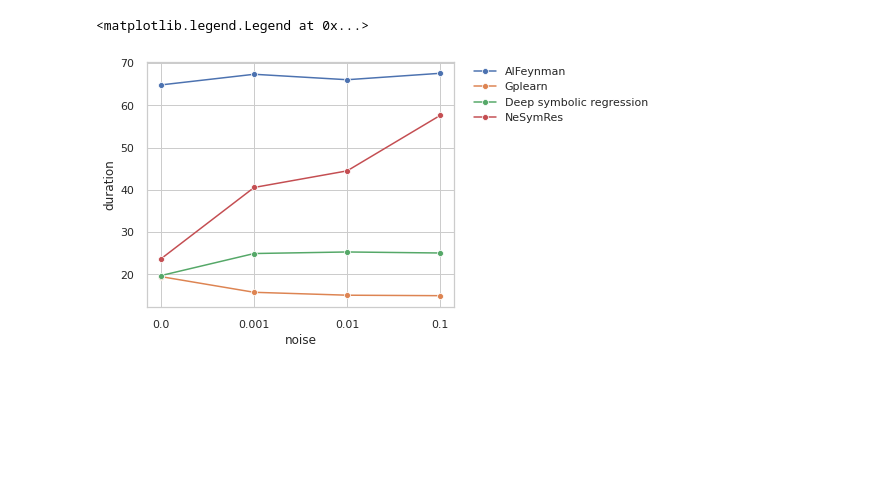
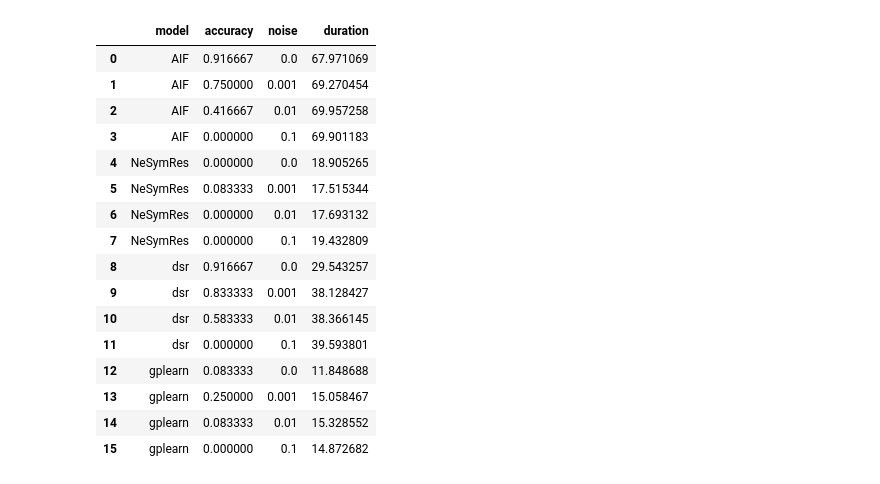
Before and after one commit to SiddeshSambasivam/A-Comparative-Study-on-SciML-for-KD, a Jupyter notebook: notebooks/Benchmark - Analysis.ipynb, the cells around one changed output. Saved outputs shown, nothing was run; the diff lists cells and outputs as text; code cells hidden in the pictures; blank space fills up the shorter version.

```diff
--- a/notebooks/Benchmark - Analysis.ipynb
+++ b/notebooks/Benchmark - Analysis.ipynb
@@ -35,0 +12,20 @@ raw_data = {
+# %%
+
+logs_path = "../logs"
+
+exp_data = defaultdict(dict)
+
+for dataset in os.listdir(logs_path):
+
+    model_results = defaultdict(dict)
+    dataset_path = os.path.join(logs_path, dataset)
+
+    for file in os.listdir(dataset_path):
+        header = file.split("_")
+        model = header[0]
+        noise = header[1].split("-")[1]
+
+        model_results[model][noise] = get_data(os.path.join(dataset_path, file))
+
+    print(model_results.keys())
+    exp_data[dataset] = dict(model_results)
@@ -132,14 +67,21 @@ for ax, title in zip(grid.axes.flat, ["AIFeynman", "Gplearn", "Deep symbolic reg
-# %%
-rcParams['figure.figsize'] = 5.5,4.5
-
-fig = sns.lineplot(
-    hue="model", x="noise", y="duration",
-    marker="o",
-    markers=True, dashes=False,
-    data=df, legend=False)
-
-plt.legend(["AIFeynman", "Gplearn", "Deep symbolic regression", "NeSymRes"], bbox_to_anchor=(1.05, 1), loc=2, borderaxespad=0.)
-# fig.legend()
-# %% [output]
-<matplotlib.legend.Legend at 0x...>
-[figure, removed]
+# %%
+# dataset_df.keys()
+dataset_df["nguyen-12"]
+# %% [output]
+|  | model | accuracy | noise | duration |
+| 0 | AIF | 0.916667 | 0.0 | 67.971069 |
+| 1 | AIF | 0.750000 | 0.001 | 69.270454 |
+| 2 | AIF | 0.416667 | 0.01 | 69.957258 |
+| 3 | AIF | 0.000000 | 0.1 | 69.901183 |
+| 4 | NeSymRes | 0.000000 | 0.0 | 18.905265 |
+| 5 | NeSymRes | 0.083333 | 0.001 | 17.515344 |
+| 6 | NeSymRes | 0.000000 | 0.01 | 17.693132 |
+| 7 | NeSymRes | 0.000000 | 0.1 | 19.432809 |
+| 8 | dsr | 0.916667 | 0.0 | 29.543257 |
+| 9 | dsr | 0.833333 | 0.001 | 38.128427 |
+| 10 | dsr | 0.583333 | 0.01 | 38.366145 |
+| 11 | dsr | 0.000000 | 0.1 | 39.593801 |
+| 12 | gplearn | 0.083333 | 0.0 | 11.848688 |
+| 13 | gplearn | 0.250000 | 0.001 | 15.058467 |
+| 14 | gplearn | 0.083333 | 0.01 | 15.328552 |
+| 15 | gplearn | 0.000000 | 0.1 | 14.872682 |
```
Also changed, not shown: parts of 9 cells of this notebook, 25 other files.
